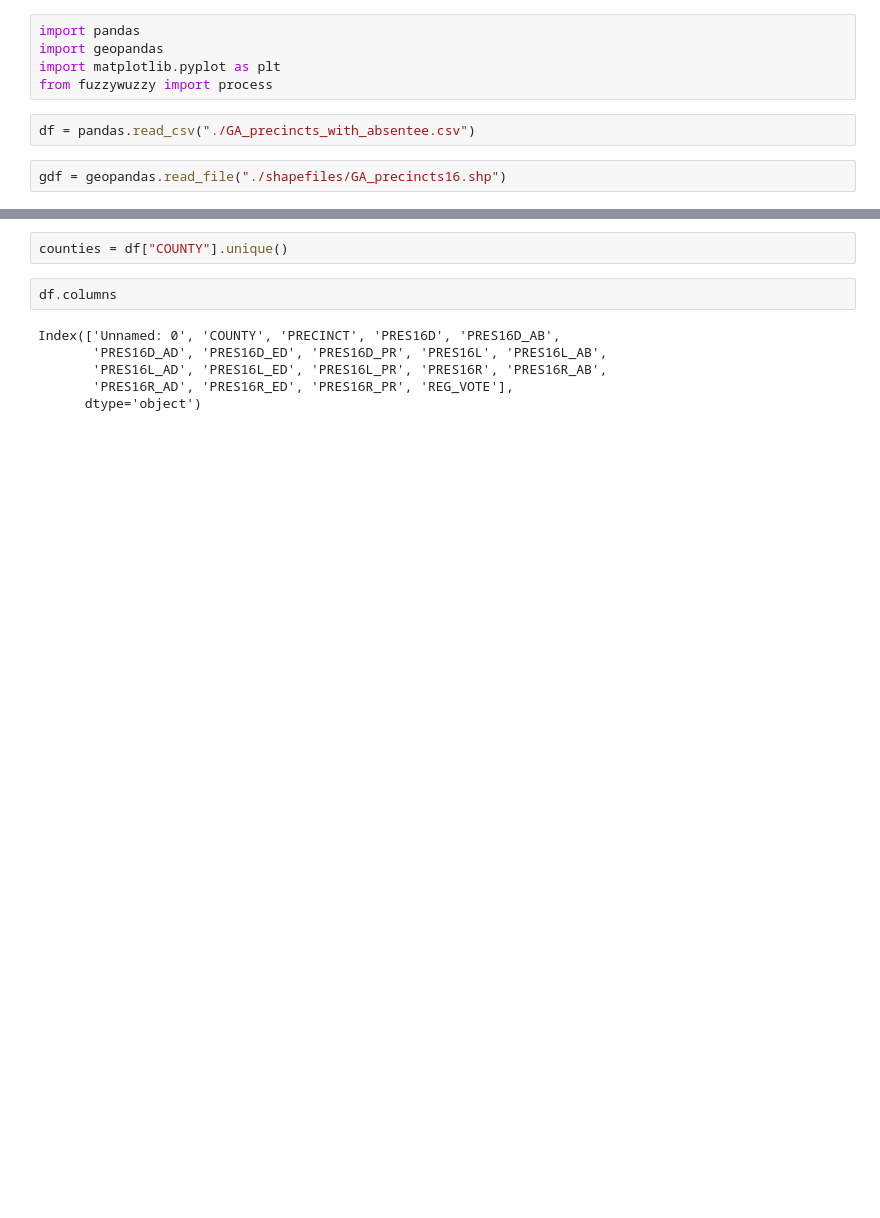
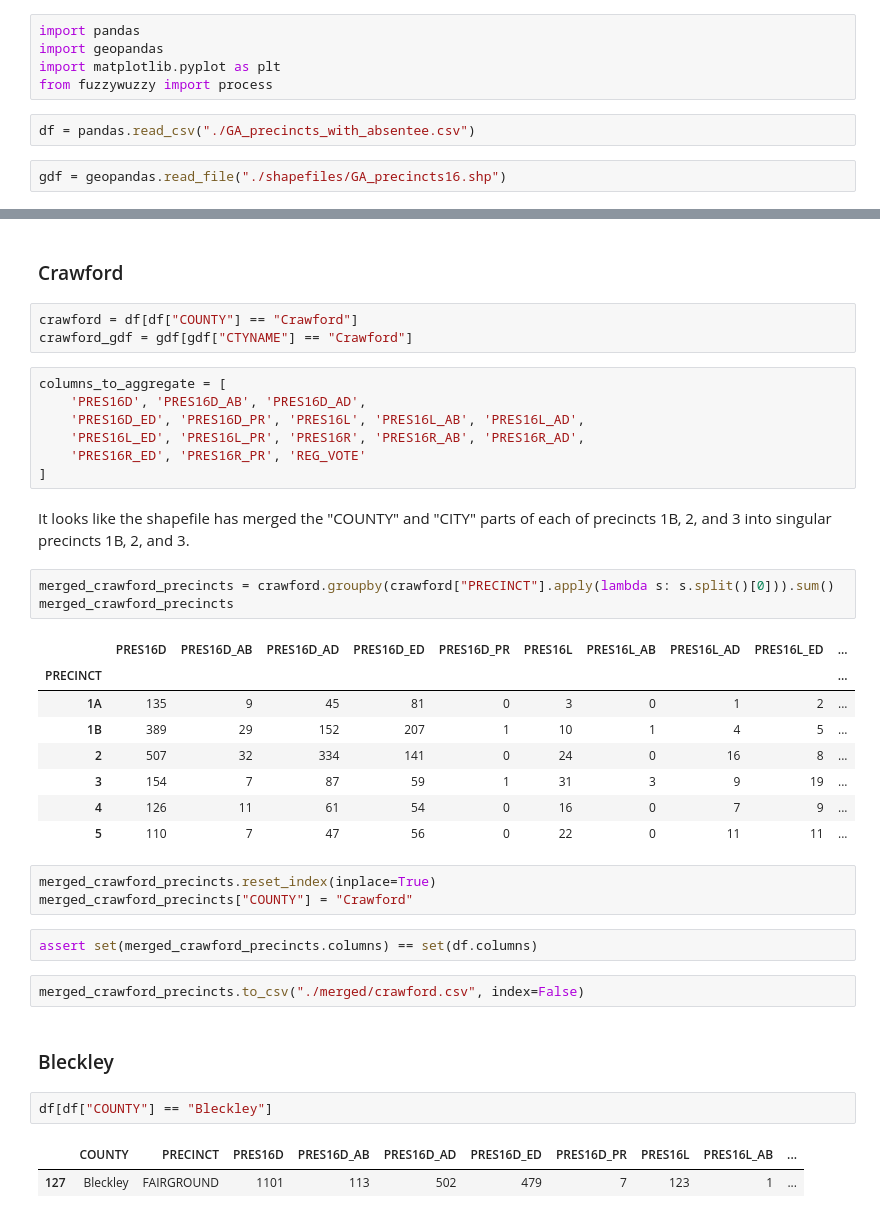
Before and after one commit to vrdi/preprocessing, a Jupyter notebook: MatchingPrecincts.ipynb, the cells around one changed output, grey strips where cells are left out. Drawn from its saved outputs; the diff is of its cells as text; blank space fills up the shorter version.

```diff
--- a/MatchingPrecincts.ipynb
+++ b/MatchingPrecincts.ipynb
@@ -14,10 +106,40 @@ def search_for_matches(county):
+# %% [markdown]
+### Crawford
+# %%
+crawford = df[df["COUNTY"] == "Crawford"]
+crawford_gdf = gdf[gdf["CTYNAME"] == "Crawford"]
+# %%
+columns_to_aggregate = [
+    'PRES16D', 'PRES16D_AB', 'PRES16D_AD',
+    'PRES16D_ED', 'PRES16D_PR', 'PRES16L', 'PRES16L_AB', 'PRES16L_AD',
+    'PRES16L_ED', 'PRES16L_PR', 'PRES16R', 'PRES16R_AB', 'PRES16R_AD',
+    'PRES16R_ED', 'PRES16R_PR', 'REG_VOTE'
+]
+# %% [markdown]
+It looks like the shapefile has merged the "COUNTY" and "CITY" parts of each of precincts 1B, 2, and 3 into singular precincts 1B, 2, and 3.
+# %%
+merged_crawford_precincts = crawford.groupby(crawford["PRECINCT"].apply(lambda s: s.split()[0])).sum()
+merged_crawford_precincts
+# %% [output]
+|  | PRES16D | PRES16D_AB | PRES16D_AD | PRES16D_ED | PRES16D_PR | PRES16L | PRES16L_AB | PRES16L_AD | PRES16L_ED | ... |
+| PRECINCT |  |  |  |  |  |  |  |  |  | ... |
+| 1A | 135 | 9 | 45 | 81 | 0 | 3 | 0 | 1 | 2 | ... |
+| 1B | 389 | 29 | 152 | 207 | 1 | 10 | 1 | 4 | 5 | ... |
+| 2 | 507 | 32 | 334 | 141 | 0 | 24 | 0 | 16 | 8 | ... |
+| 3 | 154 | 7 | 87 | 59 | 1 | 31 | 3 | 9 | 19 | ... |
+| 4 | 126 | 11 | 61 | 54 | 0 | 16 | 0 | 7 | 9 | ... |
+| 5 | 110 | 7 | 47 | 56 | 0 | 22 | 0 | 11 | 11 | ... |
+# %%
+merged_crawford_precincts.reset_index(inplace=True)
+merged_crawford_precincts["COUNTY"] = "Crawford"
+# %%
+assert set(merged_crawford_precincts.columns) == set(df.columns)
+# %%
+merged_crawford_precincts.to_csv("./merged/crawford.csv", index=False)
+# %% [markdown]
+### Bleckley
 # %%
-counties = df["COUNTY"].unique()
+df[df["COUNTY"] == "Bleckley"]
+# %% [output]
+|  | COUNTY | PRECINCT | PRES16D | PRES16D_AB | PRES16D_AD | PRES16D_ED | PRES16D_PR | PRES16L | PRES16L_AB | ... |
+| 127 | Bleckley | FAIRGROUND | 1101 | 113 | 502 | 479 | 7 | 123 | 1 | ... |
-# %%
-df.columns
-# %% [output]
-Index(['Unnamed: 0', 'COUNTY', 'PRECINCT', 'PRES16D', 'PRES16D_AB',
-       'PRES16D_AD', 'PRES16D_ED', 'PRES16D_PR', 'PRES16L', 'PRES16L_AB',
-       'PRES16L_AD', 'PRES16L_ED', 'PRES16L_PR', 'PRES16R', 'PRES16R_AB',
-       'PRES16R_AD', 'PRES16R_ED', 'PRES16R_PR', 'REG_VOTE'],
-      dtype='object')
```
Also changed, not shown: parts of 25 cells of this notebook, 1 other file.
